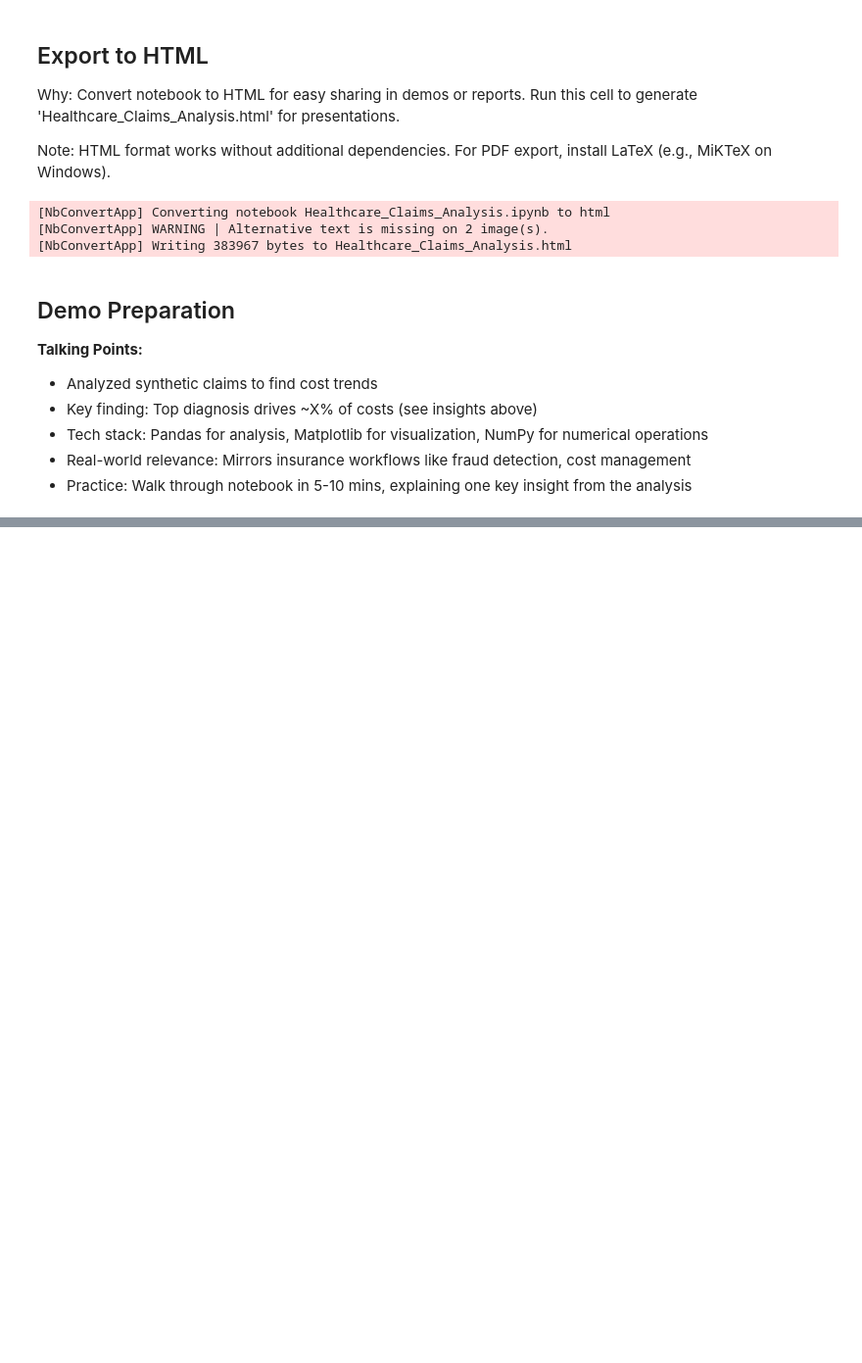
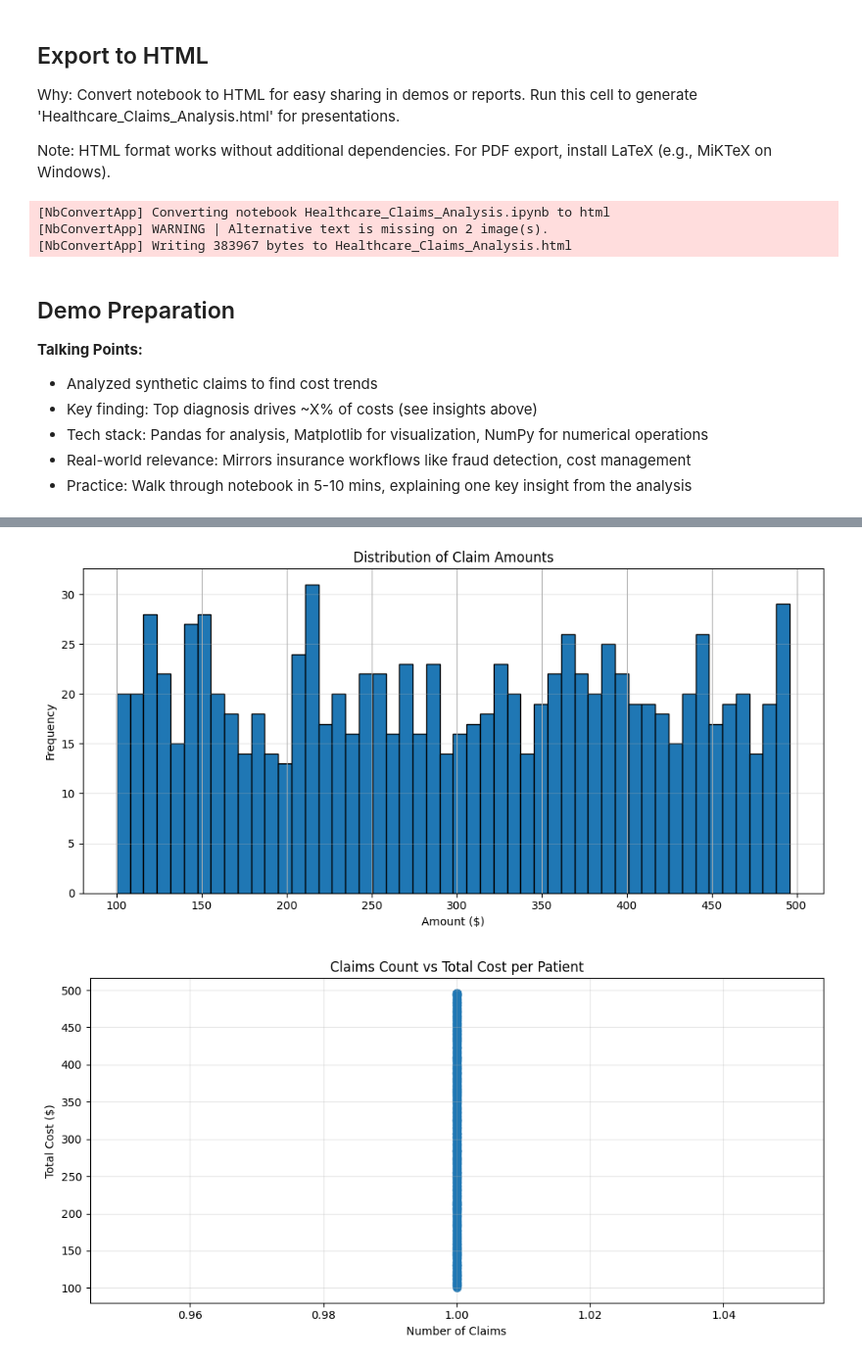
Before and after one commit to stalcup-dev/healthcare-claims-analysis, a Jupyter notebook: Healthcare_Claims_Analysis.ipynb, the cells around one changed output, grey strips where cells are left out. Shown at 98% size. Drawn from its saved outputs; the diff is of its cells as text; code cells hidden in the pictures; blank space fills up the shorter version.

```diff
--- a/Healthcare_Claims_Analysis.ipynb
+++ b/Healthcare_Claims_Analysis.ipynb
@@ -271,0 +278,30 @@ Note: HTML format works without additional dependencies. For PDF export, install
+# %%
+import matplotlib.pyplot as plt
+
+# Cost distribution histogram
+plt.figure(figsize=(10, 5))
+df['Billed Amount'].hist(bins=50, edgecolor='black')
+plt.title('Distribution of Claim Amounts')
+plt.xlabel('Amount ($)')
+plt.ylabel('Frequency')
+plt.grid(axis='y', alpha=0.3)
+plt.tight_layout()
+plt.show()
+
+# Patient utilization scatter plot
+if 'Patient ID' in df.columns:
+    patient_summary = df.groupby('Patient ID')['Billed Amount'].agg(['count', 'sum', 'mean'])
+
+    plt.figure(figsize=(10, 5))
+    plt.scatter(patient_summary['count'], patient_summary['sum'], alpha=0.6, s=50)
+    plt.title('Claims Count vs Total Cost per Patient')
+    plt.xlabel('Number of Claims')
+    plt.ylabel('Total Cost ($)')
+    plt.grid(alpha=0.3)
+    plt.tight_layout()
+    plt.show()
+else:
+    print("Patient ID column not found")
+# %% [output]
+[figure, added]
+[figure, added]
```
Also changed, not shown: parts of 5 cells of this notebook.
